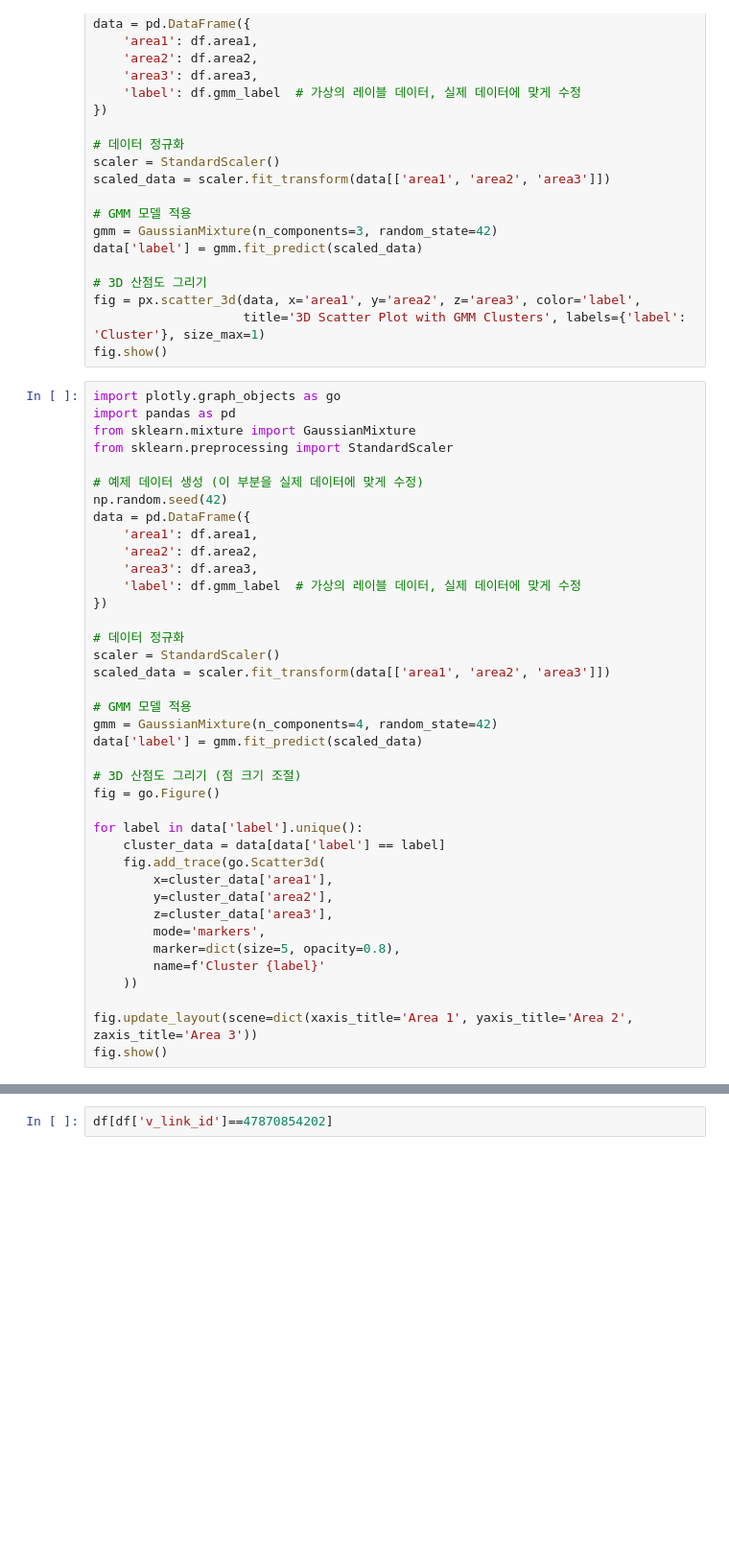
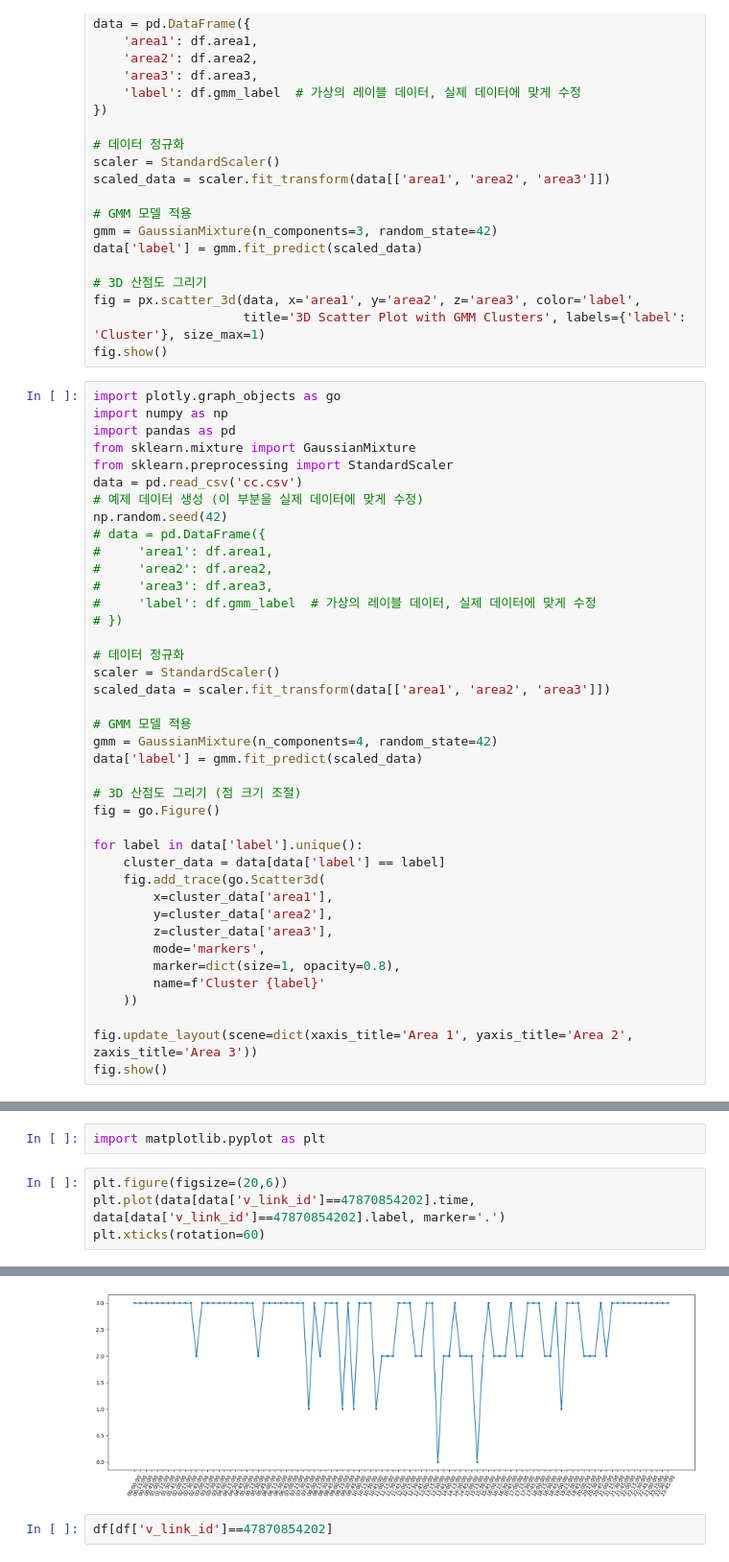
Before and after one commit to hyorim-h/SeoulTraffic, a Jupyter notebook: later2.ipynb, the cells around one changed output, grey strips where cells are left out. Shown at 96% size. Drawn from its saved outputs; the diff is of its cells as text; blank space fills up the shorter version.

```diff
--- a/later2.ipynb
+++ b/later2.ipynb
@@ -332,18 +332,19 @@ fig = px.scatter_3d(data, x='area1', y='area2', z='area3', color='label',
 fig.show()
 # %%
 import plotly.graph_objects as go
+import numpy as np
 import pandas as pd
 from sklearn.mixture import GaussianMixture
 from sklearn.preprocessing import StandardScaler
-
+data = pd.read_csv('cc.csv')
 # 예제 데이터 생성 (이 부분을 실제 데이터에 맞게 수정)
 np.random.seed(42)
-data = pd.DataFrame({
-    'area1': df.area1,
-    'area2': df.area2,
-    'area3': df.area3,
-    'label': df.gmm_label  # 가상의 레이블 데이터, 실제 데이터에 맞게 수정
-})
+# data = pd.DataFrame({
+#     'area1': df.area1,
+#     'area2': df.area2,
+#     'area3': df.area3,
+#     'label': df.gmm_label  # 가상의 레이블 데이터, 실제 데이터에 맞게 수정
+# })
 
 # 데이터 정규화
 scaler = StandardScaler()
@@ -363,7 +364,7 @@ for label in data['label'].unique():
         y=cluster_data['area2'],
         z=cluster_data['area3'],
         mode='markers',
-        marker=dict(size=5, opacity=0.8),
+        marker=dict(size=1, opacity=0.8),
         name=f'Cluster {label}'
     ))
 
@@ -376,0 +429,7 @@ plt.plot(df[df['v_link_id']==47870854202].gmm_label)
+# %%
+import matplotlib.pyplot as plt
+# %%
+plt.figure(figsize=(20,6))
+plt.plot(data[data['v_link_id']==47870854202].time, data[data['v_link_id']==47870854202].label, marker='.')
+plt.xticks(rotation=60)
+# %% [output]
@@ -377,3 +453,4 @@ plt.plot(df[df['v_link_id']==47870854202].gmm_label)
+[figure, added]
 # %%
 df[df['v_link_id']==47870854202]
 # %% [output]
```
Also changed, not shown: parts of 7 cells of this notebook, 1 other file.
